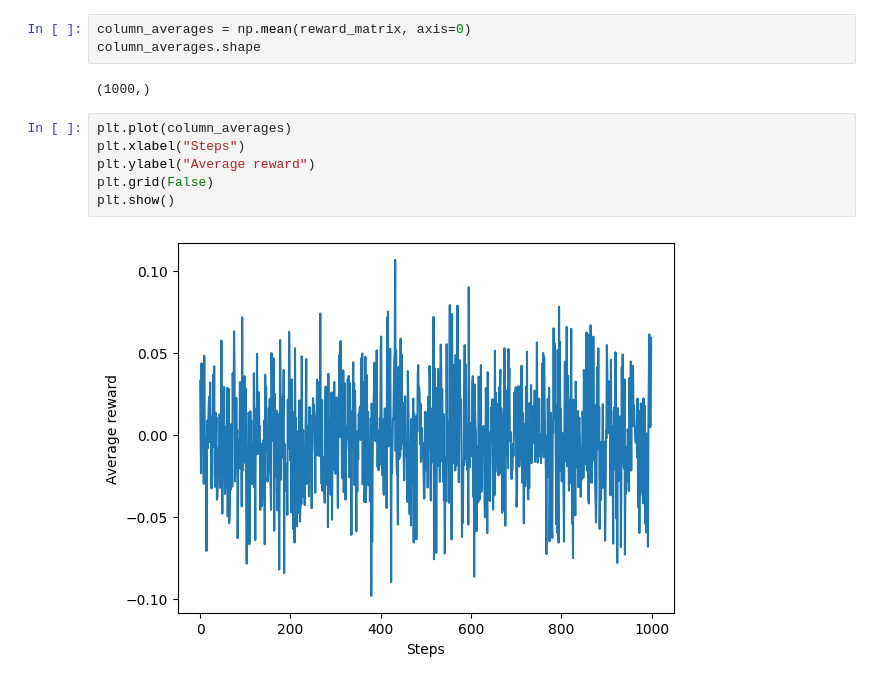
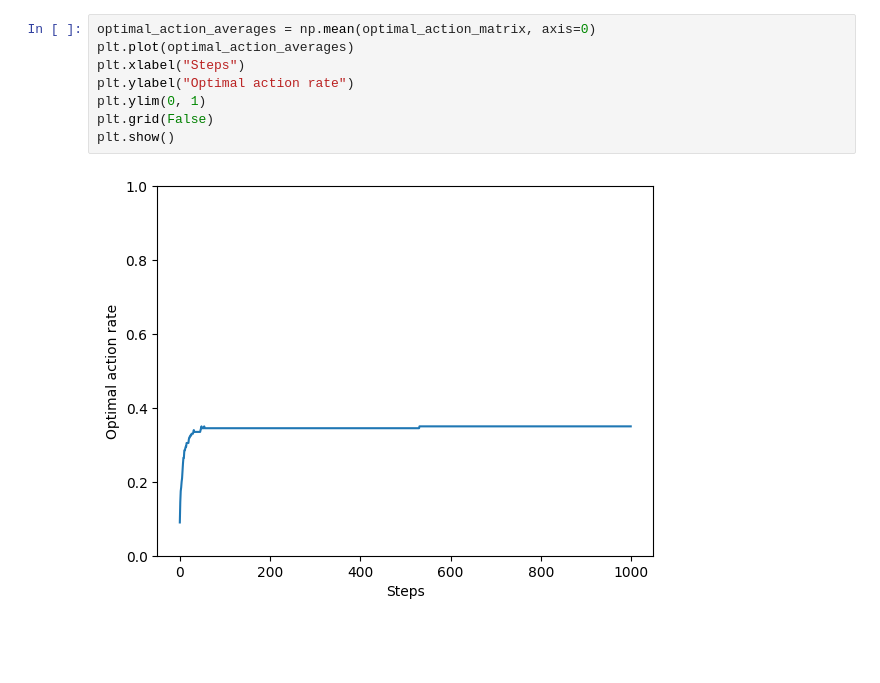
Before and after one commit to mattiasgullstrand/sutton_barto, a Jupyter notebook: 10-armed_testbed.ipynb, the cells around one changed output. Drawn from its saved outputs; the diff is of its cells as text; blank space fills up the shorter version.

```diff
--- a/10-armed_testbed.ipynb
+++ b/10-armed_testbed.ipynb
@@ -61,13 +71,10 @@ for bandit_index, bandit in enumerate(bandits):
 # %%
-column_averages = np.mean(reward_matrix, axis=0)
-column_averages.shape
+optimal_action_averages = np.mean(optimal_action_matrix, axis=0)
+plt.plot(optimal_action_averages)
+plt.xlabel("Steps")
+plt.ylabel("Optimal action rate")
+plt.ylim(0, 1)
+plt.grid(False)
+plt.show()
 # %% [output]
-(1000,)
+[figure, added]
-# %%
-plt.plot(column_averages)
-plt.xlabel("Steps")
-plt.ylabel("Average reward")
-plt.grid(False)
-plt.show()
-# %% [output]
-[figure, removed]
```
Also changed, not shown: parts of 6 cells of this notebook.
